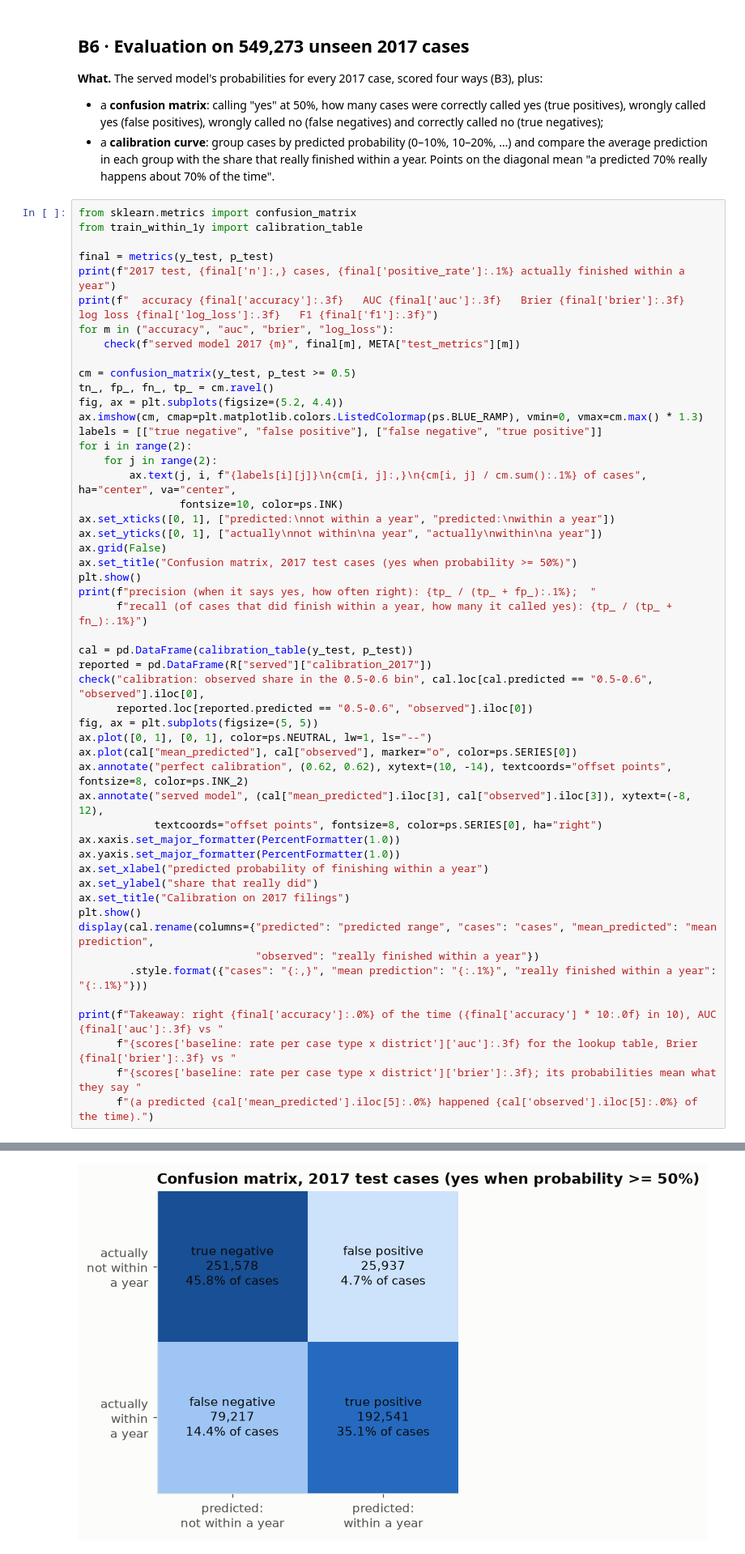
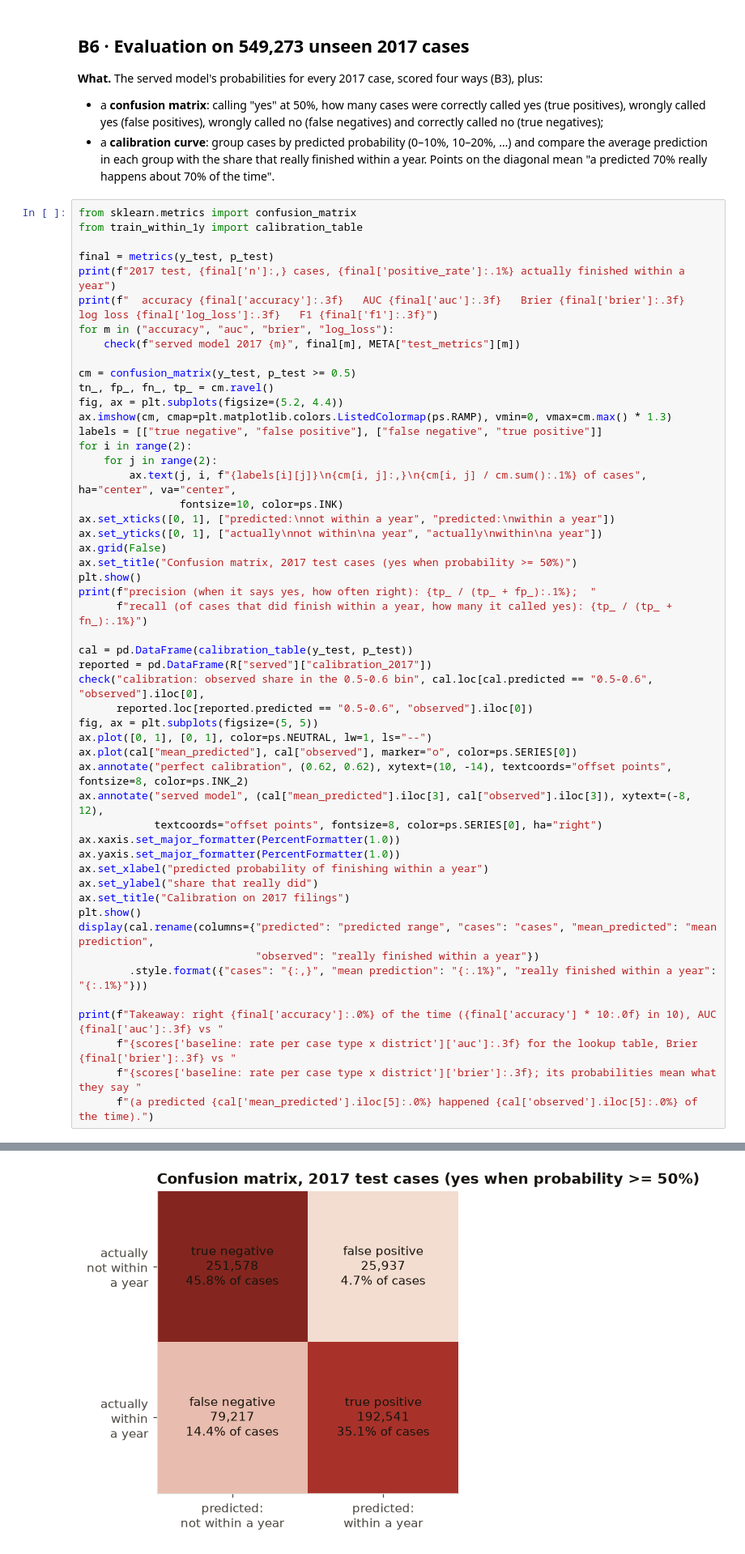
Before and after one commit to YashvanthSankar/idse-course-project, a Jupyter notebook: pipeline/notebooks/00_full_pipeline.ipynb, the cells around one changed output, grey strips where cells are left out. Shown at 81% size. Cells and saved outputs as stored; diff of their text form.

```diff
--- a/pipeline/notebooks/00_full_pipeline.ipynb
+++ b/pipeline/notebooks/00_full_pipeline.ipynb
@@ -1059,7 +1059,7 @@ for m in ("accuracy", "auc", "brier", "log_loss"):
 cm = confusion_matrix(y_test, p_test >= 0.5)
 tn_, fp_, fn_, tp_ = cm.ravel()
 fig, ax = plt.subplots(figsize=(5.2, 4.4))
-ax.imshow(cm, cmap=plt.matplotlib.colors.ListedColormap(ps.BLUE_RAMP), vmin=0, vmax=cm.max() * 1.3)
+ax.imshow(cm, cmap=plt.matplotlib.colors.ListedColormap(ps.RAMP), vmin=0, vmax=cm.max() * 1.3)
 labels = [["true negative", "false positive"], ["false negative", "true positive"]]
 for i in range(2):
     for j in range(2):
@@ -1077,33 +1077,33 @@ cal = pd.DataFrame(calibration_table(y_test, p_test))
 reported = pd.DataFrame(R["served"]["calibration_2017"])
 check("calibration: observed share in the 0.5-0.6 bin", cal.loc[cal.predicted == "0.5-0.6", "observed"].iloc[0],
       reported.loc[reported.predicted == "0.5-0.6", "observed"].iloc[0])
 fig, ax = plt.subplots(figsize=(5, 5))
 ax.plot([0, 1], [0, 1], color=ps.NEUTRAL, lw=1, ls="--")
 ax.plot(cal["mean_predicted"], cal["observed"], marker="o", color=ps.SERIES[0])
 ax.annotate("perfect calibration", (0.62, 0.62), xytext=(10, -14), textcoords="offset points", fontsize=8, color=ps.INK_2)
 ax.annotate("served model", (cal["mean_predicted"].iloc[3], cal["observed"].iloc[3]), xytext=(-8, 12),
             textcoords="offset points", fontsize=8, color=ps.SERIES[0], ha="right")
 ax.xaxis.set_major_formatter(PercentFormatter(1.0))
 ax.yaxis.set_major_formatter(PercentFormatter(1.0))
 ax.set_xlabel("predicted probability of finishing within a year")
 ax.set_ylabel("share that really did")
 ax.set_title("Calibration on 2017 filings")
 plt.show()
 display(cal.rename(columns={"predicted": "predicted range", "cases": "cases", "mean_predicted": "mean prediction",
                             "observed": "really finished within a year"})
         .style.format({"cases": "{:,}", "mean prediction": "{:.1%}", "really finished within a year": "{:.1%}"}))
 
 print(f"Takeaway: right {final['accuracy']:.0%} of the time ({final['accuracy'] * 10:.0f} in 10), AUC {final['auc']:.3f} vs "
       f"{scores['baseline: rate per case type x district']['auc']:.3f} for the lookup table, Brier {final['brier']:.3f} vs "
       f"{scores['baseline: rate per case type x district']['brier']:.3f}; its probabilities mean what they say "
       f"(a predicted {cal['mean_predicted'].iloc[5]:.0%} happened {cal['observed'].iloc[5]:.0%} of the time).")
 # %% [output]
 2017 test, 549,273 cases, 49.5% actually finished within a year
   accuracy 0.809   AUC 0.873   Brier 0.138   log loss 0.427   F1 0.786
   [agrees] served model 2017 accuracy: notebook 0.8086, report 0.8086
   [agrees] served model 2017 auc: notebook 0.8735, report 0.8735
   [agrees] served model 2017 brier: notebook 0.1376, report 0.1376
   [agrees] served model 2017 log_loss: notebook 0.4274, report 0.4274
-[figure, old version]
+[figure, new version]
 precision (when it says yes, how often right): 88.1%;  recall (of cases that did finish within a year, how many it called yes): 70.9%
   [agrees] calibration: observed share in the 0.5-0.6 bin: notebook 0.5581, report 0.5581
```
Also changed, not shown: parts of 18 cells of this notebook, 49 other files.
